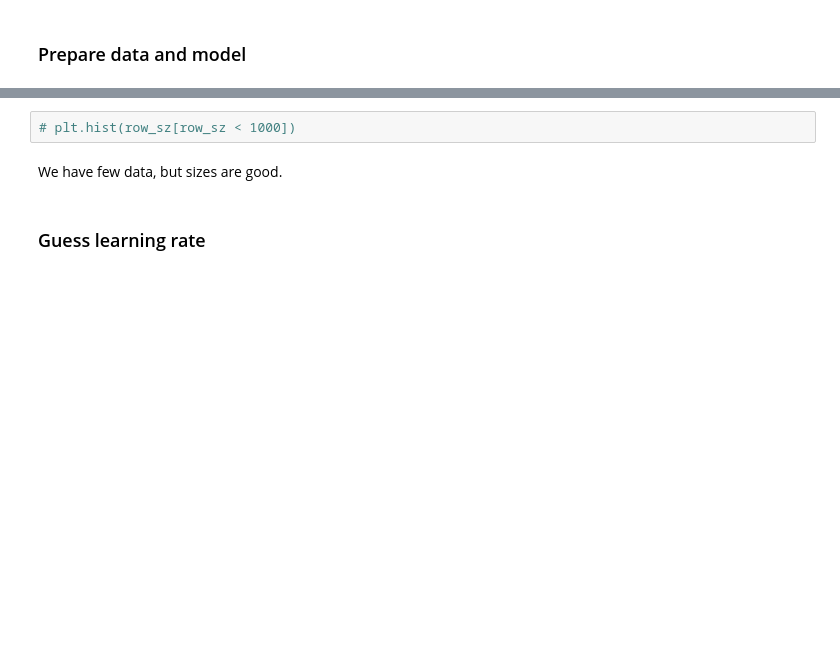
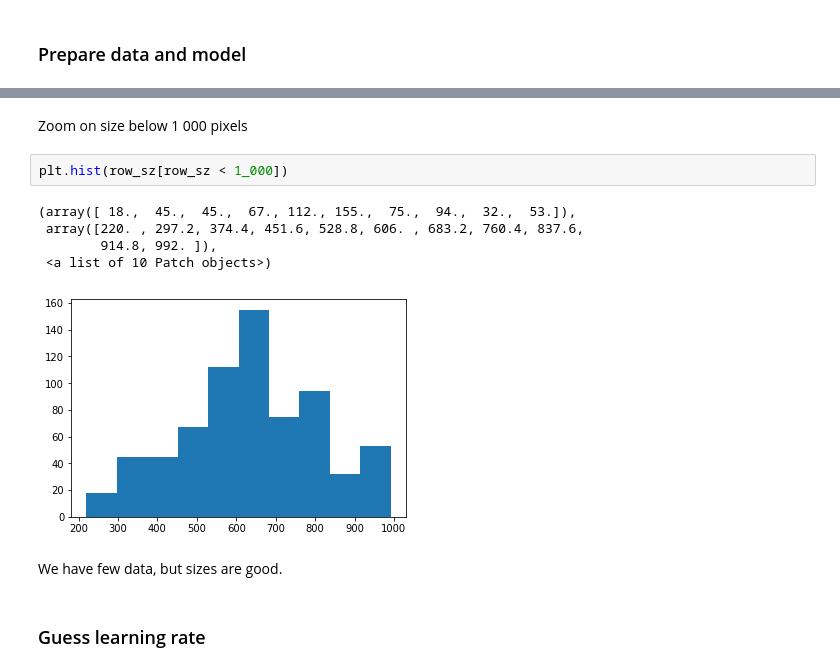
Before and after one commit to benoit-cty/deep_learning_tests, a Jupyter notebook: 011-Binary_Classification_747_vs_A380-full.ipynb, the cells around one changed output, grey strips where cells are left out. Drawn from its saved outputs; the diff is of its cells as text; blank space fills up the shorter version.

```diff
--- a/011-Binary_Classification_747_vs_A380-full.ipynb
+++ b/011-Binary_Classification_747_vs_A380-full.ipynb
@@ -124,5 +106,13 @@ How much input data do we get ?
+# %% [markdown]
+Zoom on size below 1 000 pixels
 # %%
-# plt.hist(row_sz[row_sz < 1000])
+plt.hist(row_sz[row_sz < 1_000])
+# %% [output]
+(array([ 18.,  45.,  45.,  67., 112., 155.,  75.,  94.,  32.,  53.]),
+ array([220. , 297.2, 374.4, 451.6, 528.8, 606. , 683.2, 760.4, 837.6,
+        914.8, 992. ]),
+ <a list of 10 Patch objects>)
+[figure, added]
 # %% [markdown]
 We have few data, but sizes are good.
 # %% [markdown]
```
Also changed, not shown: parts of 76 cells of this notebook.
